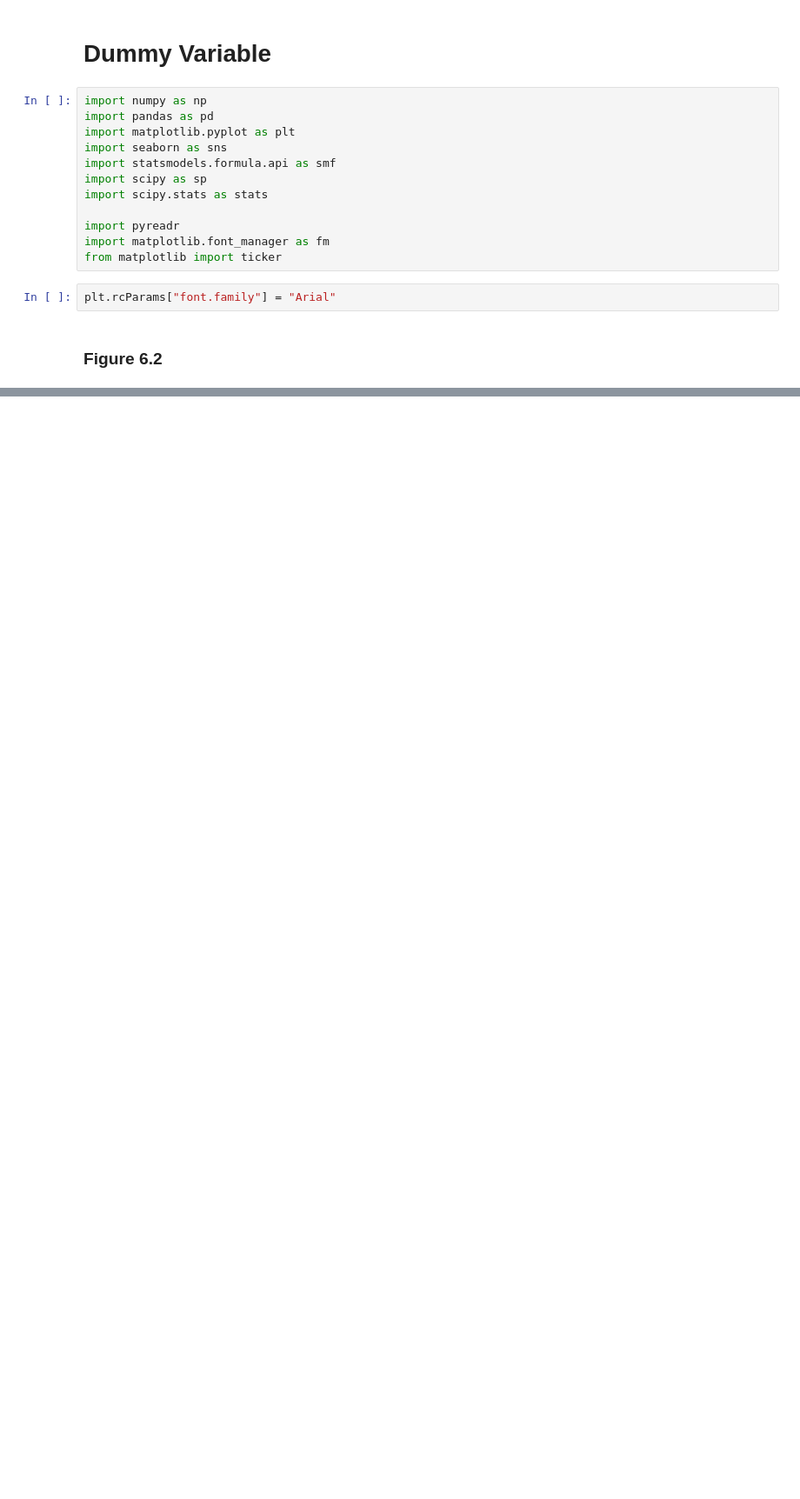
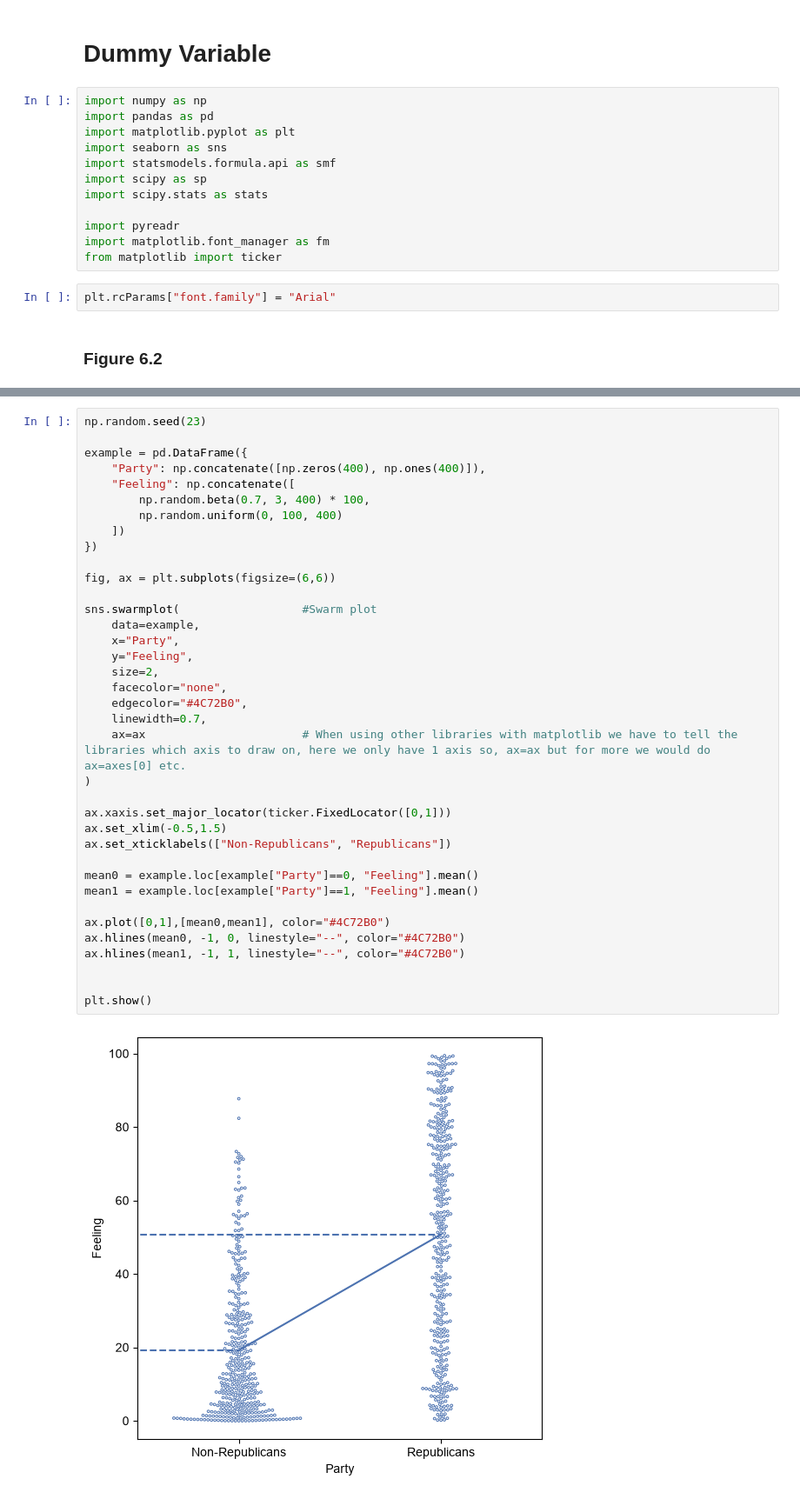
Before and after one commit to ani-research/Python-Companion-For-Real-Econometrics-by-M.Bailey, a Jupyter notebook: chapters/chapter06.ipynb, the cells around one changed output, grey strips where cells are left out. Shown at 87% size. Drawn from its saved outputs; the diff is of its cells as text; blank space fills up the shorter version.

```diff
--- a/chapters/chapter06.ipynb
+++ b/chapters/chapter06.ipynb
@@ -47,0 +140,39 @@ plt.show()
+# %%
+np.random.seed(23)
+
+example = pd.DataFrame({
+    "Party": np.concatenate([np.zeros(400), np.ones(400)]),
+    "Feeling": np.concatenate([
+        np.random.beta(0.7, 3, 400) * 100,
+        np.random.uniform(0, 100, 400)
+    ])
+})
+
+fig, ax = plt.subplots(figsize=(6,6))
+
+sns.swarmplot(                  #Swarm plot
+    data=example,
+    x="Party",
+    y="Feeling",
+    size=2,
+    facecolor="none",
+    edgecolor="#4C72B0",
+    linewidth=0.7,
+    ax=ax                       # When using other libraries with matplotlib we have to tell the libraries which axis to draw on, here we only have 1 axis so, ax=ax but for more we would do ax=axes[0] etc.
+)
+
+ax.xaxis.set_major_locator(ticker.FixedLocator([0,1]))
+ax.set_xlim(-0.5,1.5)
+ax.set_xticklabels(["Non-Republicans", "Republicans"])
+
+mean0 = example.loc[example["Party"]==0, "Feeling"].mean()
+mean1 = example.loc[example["Party"]==1, "Feeling"].mean()
+
+ax.plot([0,1],[mean0,mean1], color="#4C72B0")
+ax.hlines(mean0, -1, 0, linestyle="--", color="#4C72B0")
+ax.hlines(mean1, -1, 1, linestyle="--", color="#4C72B0")
+
+
+plt.show()
+# %% [output]
+[figure, added]
```
Also changed, not shown: parts of 7 cells of this notebook.
